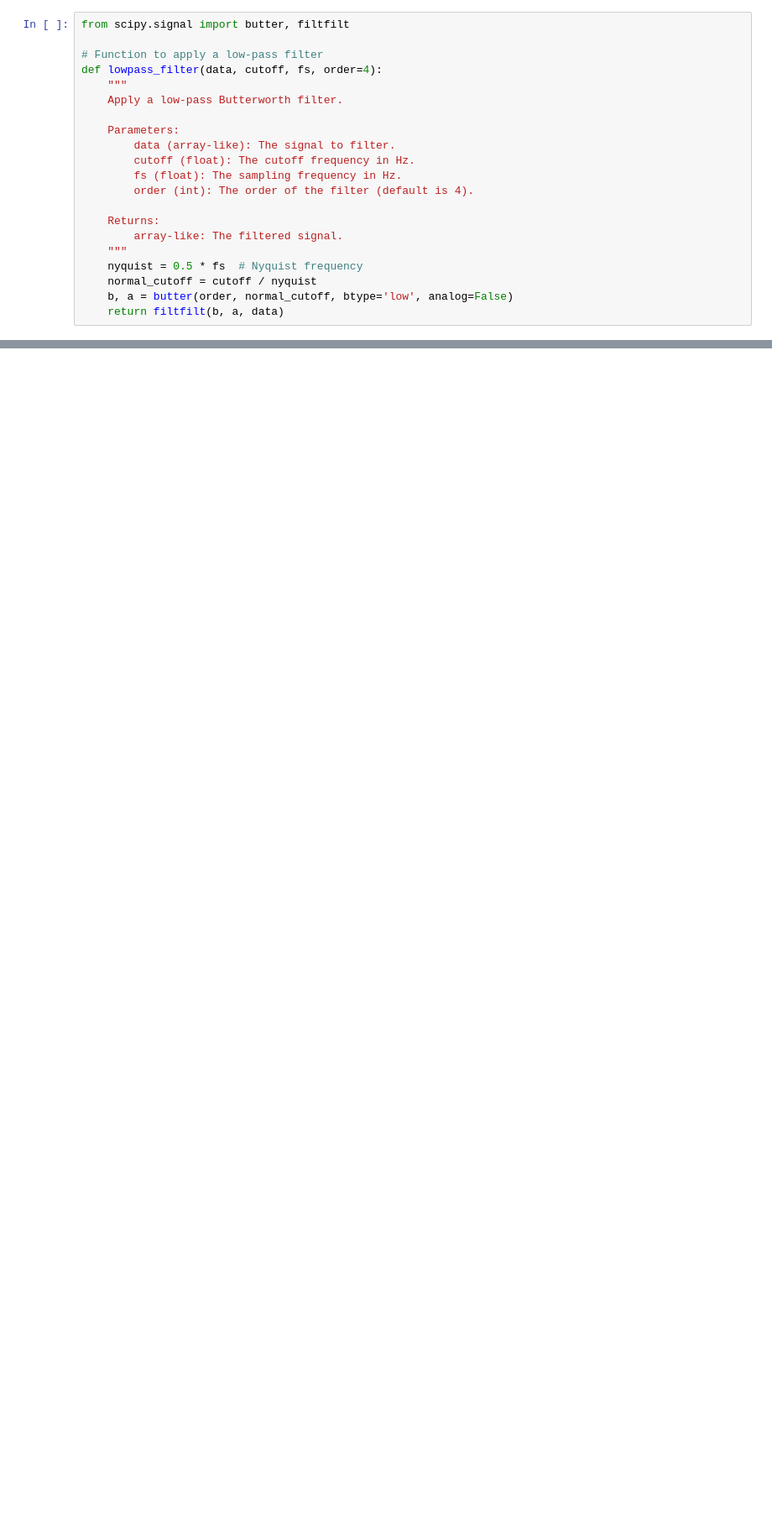
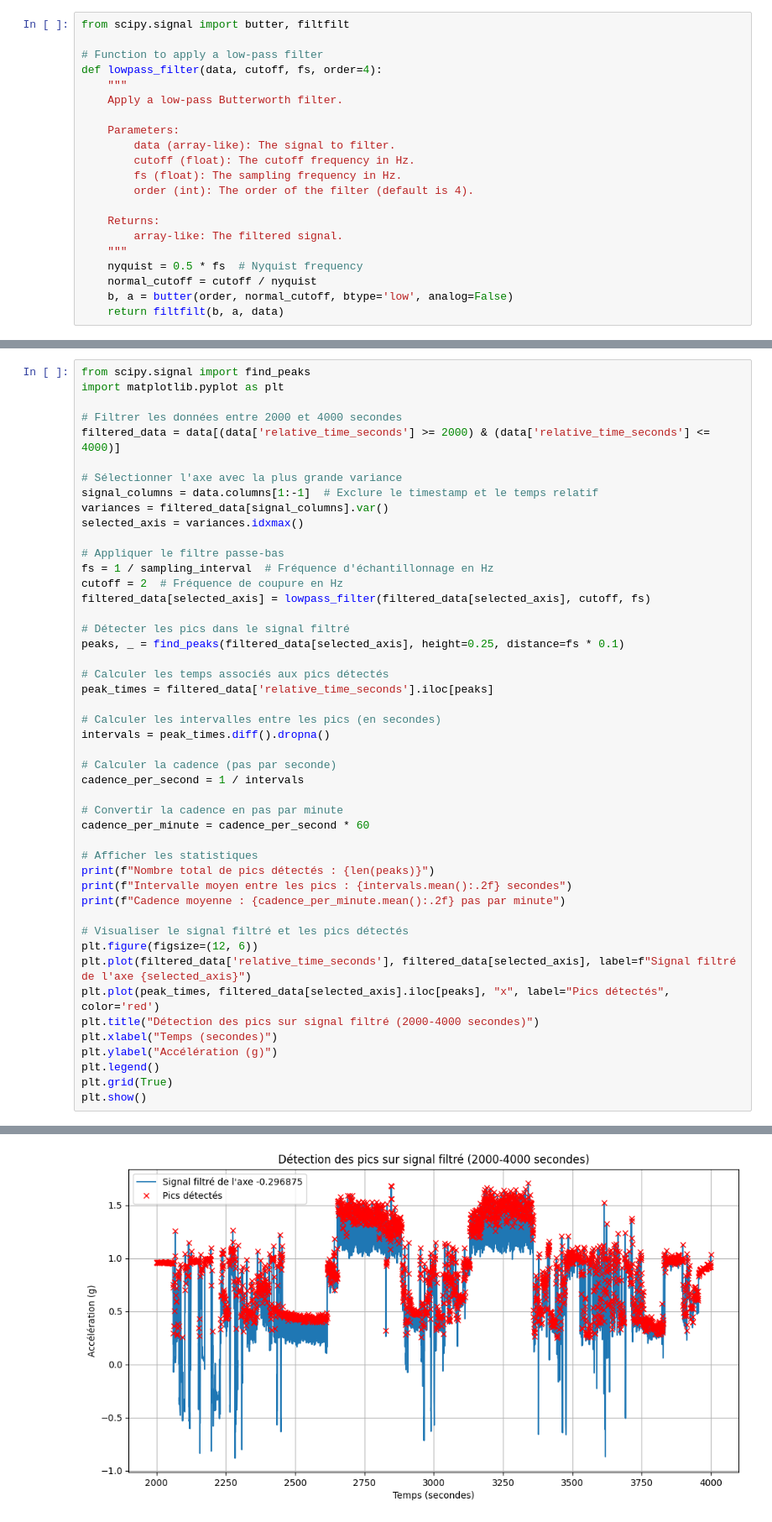
Before and after one commit to leyah-sa/AX3-Project, a Jupyter notebook: notebooks/Smoker/C) Analyse-cadence.ipynb, the cells around one changed output, grey strips where cells are left out. Shown at 84% size. Drawn from its saved outputs; the diff is of its cells as text; blank space fills up the shorter version.

```diff
--- a/notebooks/Smoker/C) Analyse-cadence.ipynb
+++ b/notebooks/Smoker/C) Analyse-cadence.ipynb
@@ -98,0 +100,48 @@ Cadence moyenne : 106.02 pas par minute
+# %%
+from scipy.signal import find_peaks
+import matplotlib.pyplot as plt
+
+# Filtrer les données entre 2000 et 4000 secondes
+filtered_data = data[(data['relative_time_seconds'] >= 2000) & (data['relative_time_seconds'] <= 4000)]
+
+# Sélectionner l'axe avec la plus grande variance
+signal_columns = data.columns[1:-1]  # Exclure le timestamp et le temps relatif
+variances = filtered_data[signal_columns].var()
+selected_axis = variances.idxmax()
+
+# Appliquer le filtre passe-bas
+fs = 1 / sampling_interval  # Fréquence d'échantillonnage en Hz
+cutoff = 2  # Fréquence de coupure en Hz
+filtered_data[selected_axis] = lowpass_filter(filtered_data[selected_axis], cutoff, fs)
+
+# Détecter les pics dans le signal filtré
+peaks, _ = find_peaks(filtered_data[selected_axis], height=0.25, distance=fs * 0.1)
+
+# Calculer les temps associés aux pics détectés
+peak_times = filtered_data['relative_time_seconds'].iloc[peaks]
+
+# Calculer les intervalles entre les pics (en secondes)
+intervals = peak_times.diff().dropna()
+
+# Calculer la cadence (pas par seconde)
+cadence_per_second = 1 / intervals
+
+# Convertir la cadence en pas par minute
+cadence_per_minute = cadence_per_second * 60
+
+# Afficher les statistiques
+print(f"Nombre total de pics détectés : {len(peaks)}")
+print(f"Intervalle moyen entre les pics : {intervals.mean():.2f} secondes")
+print(f"Cadence moyenne : {cadence_per_minute.mean():.2f} pas par minute")
+
+# Visualiser le signal filtré et les pics détectés
+plt.figure(figsize=(12, 6))
+plt.plot(filtered_data['relative_time_seconds'], filtered_data[selected_axis], label=f"Signal filtré de l'axe {selected_axis}")
+plt.plot(peak_times, filtered_data[selected_axis].iloc[peaks], "x", label="Pics détectés", color='red')
+plt.title("Détection des pics sur signal filtré (2000-4000 secondes)")
+plt.xlabel("Temps (secondes)")
+plt.ylabel("Accélération (g)")
+plt.legend()
+plt.grid(True)
+plt.show()
+# %% [output]
@@ -98,0 +156 @@ Cadence moyenne : 106.02 pas par minute
+[figure, added]
```
Also changed, not shown: parts of 3 cells of this notebook, 3 other files.
